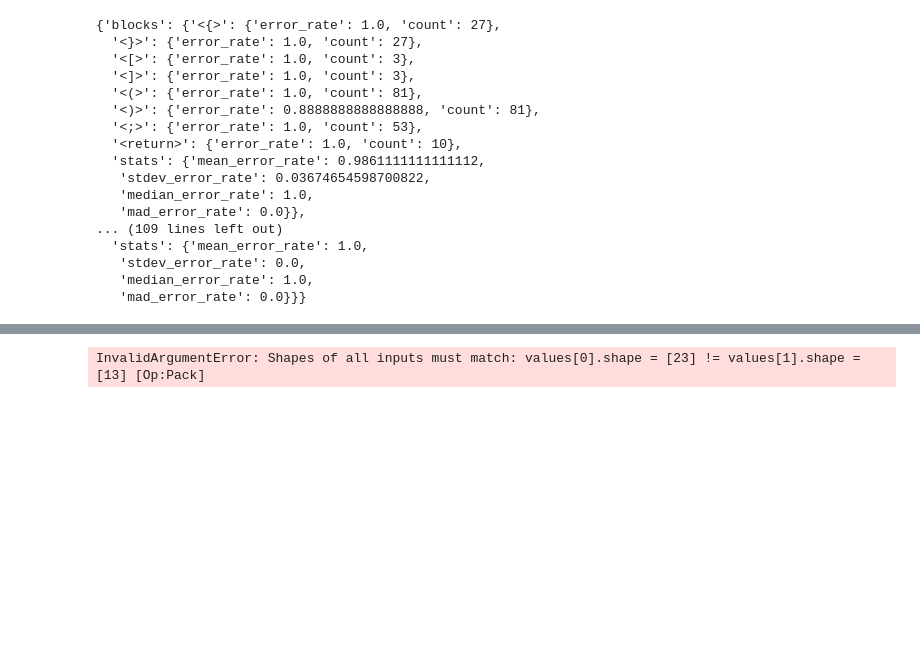
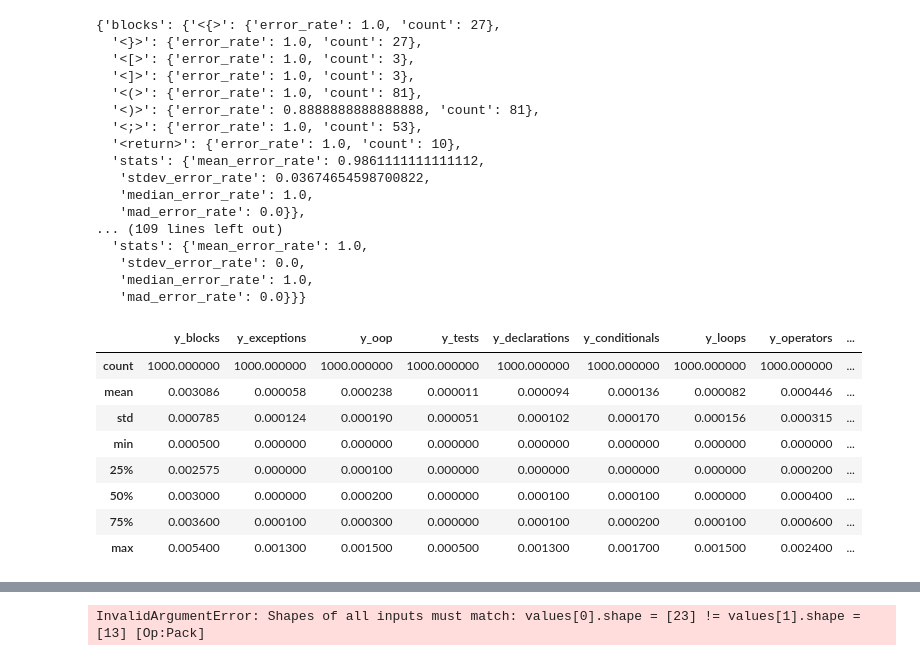
Before and after one commit to ArtificialSoftwareEngineering/InterpretingCodeGeneration, a Jupyter notebook: nbs/04_evaluation.core.ipynb, the cells around one changed output, grey strips where cells are left out. Saved outputs shown, nothing was run; the diff lists cells and outputs as text; code cells hidden in the pictures; blank space fills up the shorter version.

```diff
--- a/nbs/04_evaluation.core.ipynb
+++ b/nbs/04_evaluation.core.ipynb
@@ -603,5 +613,18 @@ df_buggy = pd.read_json(bugfix_path / "buggy.jsonl", orient="records", lines=Tru
 ]
 model = RNNModel.from_path("/home/jovyan/work/dvc-icodegen/models/controlled/rnns/rnn_layers1_vocab10000_embed256_units1024")
+# %%
+err_tax = get_error_rates_df(df_buggy, model)
+err_tax.describe()
+# %% [output]
+|  | y_blocks | y_exceptions | y_oop | y_tests | y_declarations | y_conditionals | y_loops | y_operators | ... |
+| count | 1000.000000 | 1000.000000 | 1000.000000 | 1000.000000 | 1000.000000 | 1000.000000 | 1000.000000 | 1000.000000 | ... |
+| mean | 0.003086 | 0.000058 | 0.000238 | 0.000011 | 0.000094 | 0.000136 | 0.000082 | 0.000446 | ... |
+| std | 0.000785 | 0.000124 | 0.000190 | 0.000051 | 0.000102 | 0.000170 | 0.000156 | 0.000315 | ... |
+| min | 0.000500 | 0.000000 | 0.000000 | 0.000000 | 0.000000 | 0.000000 | 0.000000 | 0.000000 | ... |
+| 25% | 0.002575 | 0.000000 | 0.000100 | 0.000000 | 0.000000 | 0.000000 | 0.000000 | 0.000200 | ... |
+| 50% | 0.003000 | 0.000000 | 0.000200 | 0.000000 | 0.000100 | 0.000100 | 0.000000 | 0.000400 | ... |
+| 75% | 0.003600 | 0.000100 | 0.000300 | 0.000000 | 0.000100 | 0.000200 | 0.000100 | 0.000600 | ... |
+| max | 0.005400 | 0.001300 | 0.001500 | 0.000500 | 0.001300 | 0.001700 | 0.001500 | 0.002400 | ... |
 # %%
 err_tax = get_error_rates_df(df_buggy, model)
 err_tax.describe()
```
Also changed, not shown: parts of 18 cells of this notebook.
